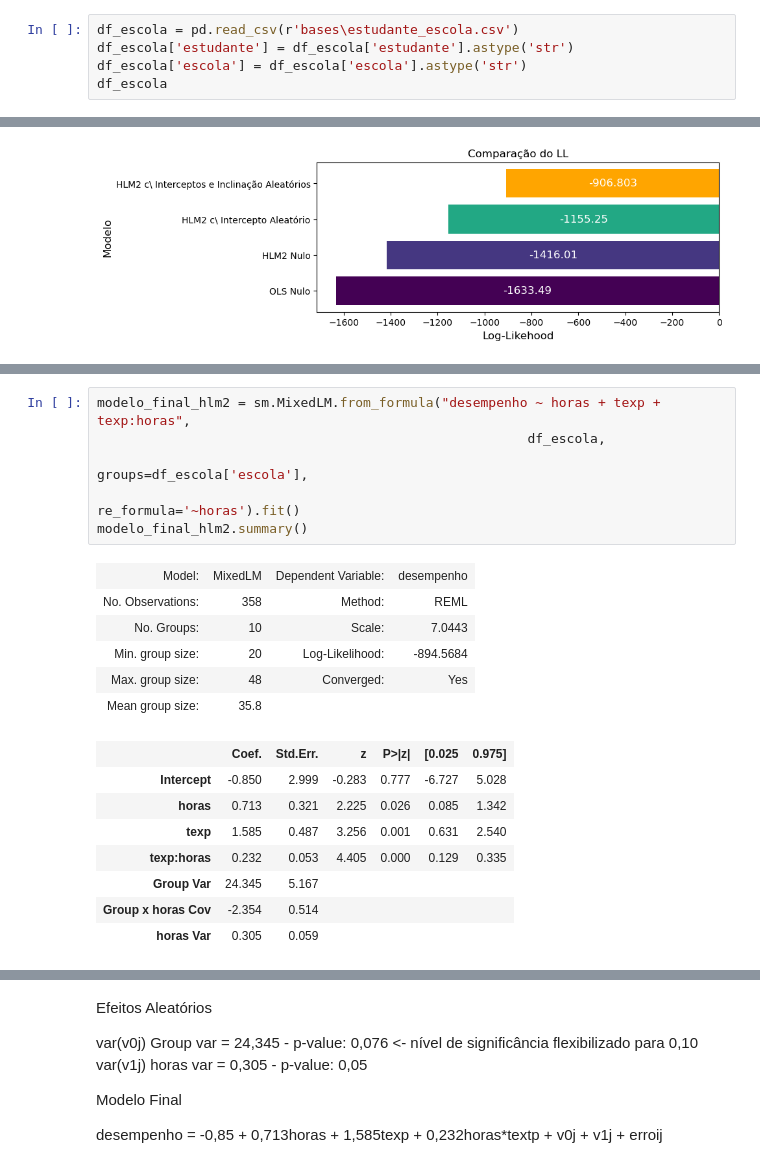
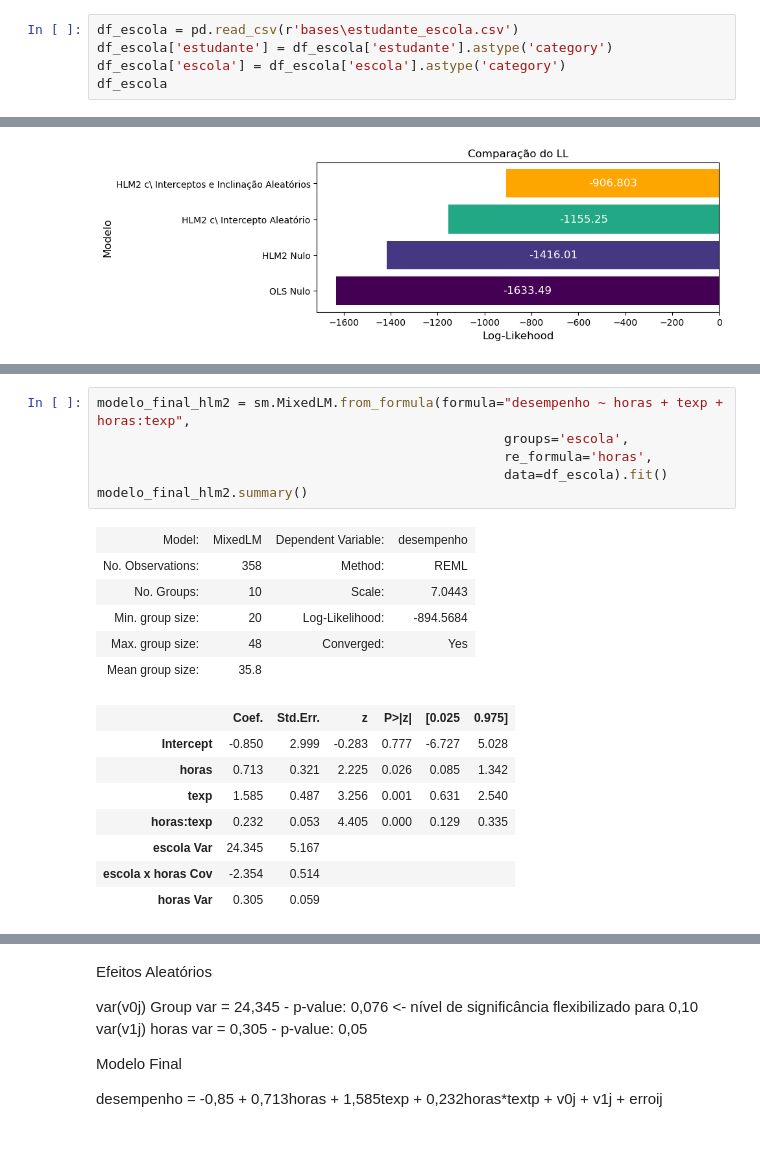
Before and after one commit to leosmundim/generalized_linear_mixed_model-GLMM-, a Jupyter notebook: Modelo_Multinivel_2_base_estudante_escola.ipynb, the cells around one changed output, grey strips where cells are left out. Saved outputs shown, nothing was run; the diff lists cells and outputs as text.

```diff
--- a/Modelo_Multinivel_2_base_estudante_escola.ipynb
+++ b/Modelo_Multinivel_2_base_estudante_escola.ipynb
@@ -26,8 +26,8 @@ Quantidade de horas de estudos semanais <br>
 Tempo de Experiência médio dos professores na referida escola <br>
 # %%
 df_escola = pd.read_csv(r'bases\estudante_escola.csv')
-df_escola['estudante'] = df_escola['estudante'].astype('str')
-df_escola['escola'] = df_escola['escola'].astype('str')
+df_escola['estudante'] = df_escola['estudante'].astype('category')
+df_escola['escola'] = df_escola['escola'].astype('category')
 df_escola
 # %% [output]
 |  | estudante | escola | desempenho | horas | texp |
@@ -458,25 +501,25 @@ Equação do modelo:
 <br>
 <center><img src='img\eq_hlm2_final.jpg'></center>
 # %%
-modelo_final_hlm2 = sm.MixedLM.from_formula("desempenho ~ horas + texp + texp:horas",
-                                                       df_escola,
-                                                       groups=df_escola['escola'],
-                                                       re_formula='~horas').fit()
+modelo_final_hlm2 = sm.MixedLM.from_formula(formula="desempenho ~ horas + texp + horas:texp",
+                                                    groups='escola',
+                                                    re_formula='horas',
+                                                    data=df_escola).fit()
 modelo_final_hlm2.summary()
 # %% [output]
 | Model: | MixedLM | Dependent Variable: | desempenho |
 | No. Observations: | 358 | Method: | REML |
 | No. Groups: | 10 | Scale: | 7.0443 |
 | Min. group size: | 20 | Log-Likelihood: | -894.5684 |
 | Max. group size: | 48 | Converged: | Yes |
 | Mean group size: | 35.8 |  |  |
 |  | Coef. | Std.Err. | z | P>|z| | [0.025 | 0.975] |
 | Intercept | -0.850 | 2.999 | -0.283 | 0.777 | -6.727 | 5.028 |
 | horas | 0.713 | 0.321 | 2.225 | 0.026 | 0.085 | 1.342 |
 | texp | 1.585 | 0.487 | 3.256 | 0.001 | 0.631 | 2.540 |
-| texp:horas | 0.232 | 0.053 | 4.405 | 0.000 | 0.129 | 0.335 |
-| Group Var | 24.345 | 5.167 |  |  |  |  |
-| Group x horas Cov | -2.354 | 0.514 |  |  |  |  |
+| horas:texp | 0.232 | 0.053 | 4.405 | 0.000 | 0.129 | 0.335 |
+| escola Var | 24.345 | 5.167 |  |  |  |  |
+| escola x horas Cov | -2.354 | 0.514 |  |  |  |  |
 | horas Var | 0.305 | 0.059 |  |  |  |  |
 # %%
 modelo_final_hlm2.pvalues
```
Also changed, not shown: parts of 34 cells of this notebook.
